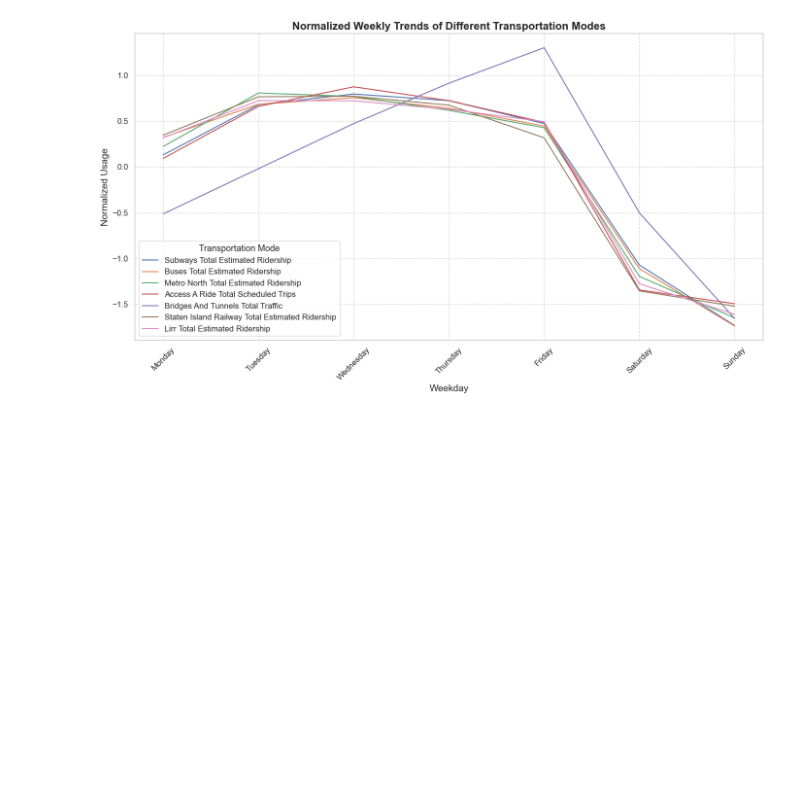
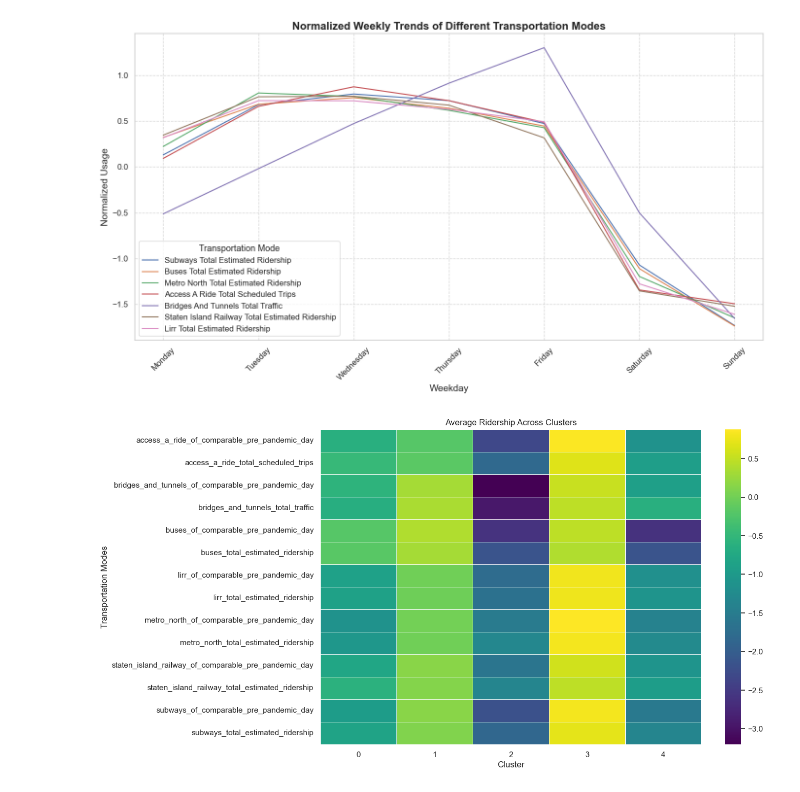
Before and after one commit to atharvakarnik/NY-MetroMetrics, a Jupyter notebook: sandbox-data-extraction.ipynb, the cells around one changed output. Saved outputs shown, nothing was run; the diff lists cells and outputs as text; code cells hidden in the pictures; blank space fills up the shorter version.

```diff
--- a/sandbox-data-extraction.ipynb
+++ b/sandbox-data-extraction.ipynb
@@ -483,3 +483,34 @@ plt.tight_layout()
 plt.show()
 # %% [output]
 [figure]
+# %%
+normalized_df = (filtered_df - filtered_df.mean()) / filtered_df.std()
+
+normalized_df = normalized_df.fillna(method='ffill').fillna(method='bfill')
+# %%
+# Rolling average for feature clustering
+rolling_df = normalized_df.rolling(window=7, min_periods=1).mean()
+
+rolling_df = rolling_df.fillna(method='ffill').fillna(method='bfill') # Handling any missed missing values, just in case LoL
+
+rolling_df.drop(['weekday'], axis=1, inplace= True)
+# %%
+from sklearn.cluster import KMeans
+
+X = rolling_df
+
+kmeans = KMeans(n_clusters=5, random_state=0).fit(X)
+clusters = kmeans.labels_
+
+rolling_df['cluster'] = clusters
+# %%
+cluster_means = rolling_df.groupby('cluster').mean().T
+
+plt.figure(figsize=(12, 8))
+sns.heatmap(cluster_means, annot=False, cmap='viridis', linewidths=.5)
+plt.title('Average Ridership Across Clusters')
+plt.xlabel('Cluster')
+plt.ylabel('Transportation Modes')
+plt.show()
+# %% [output]
+[figure, added]
```
Also changed, not shown: parts of 2 cells of this notebook.
